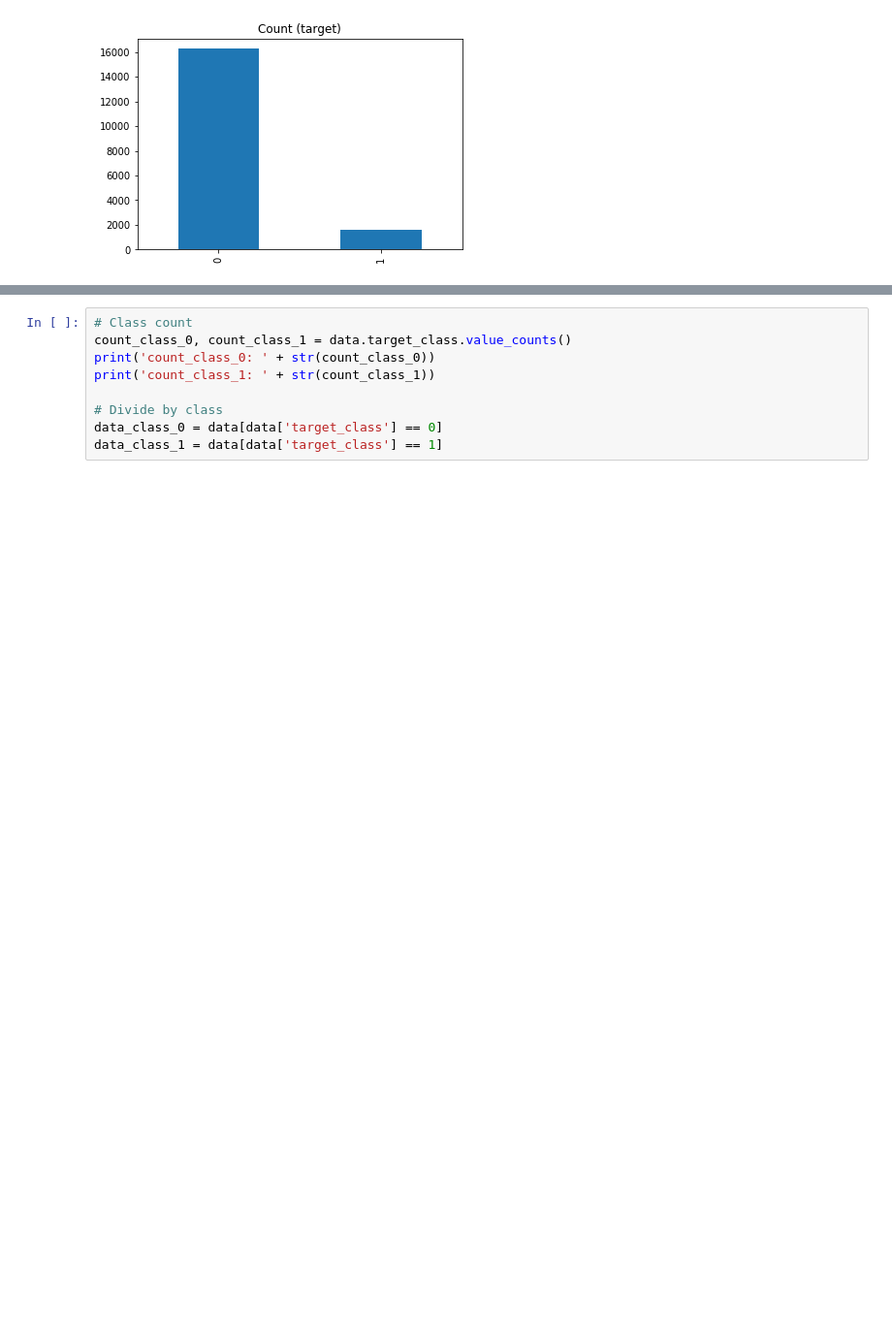
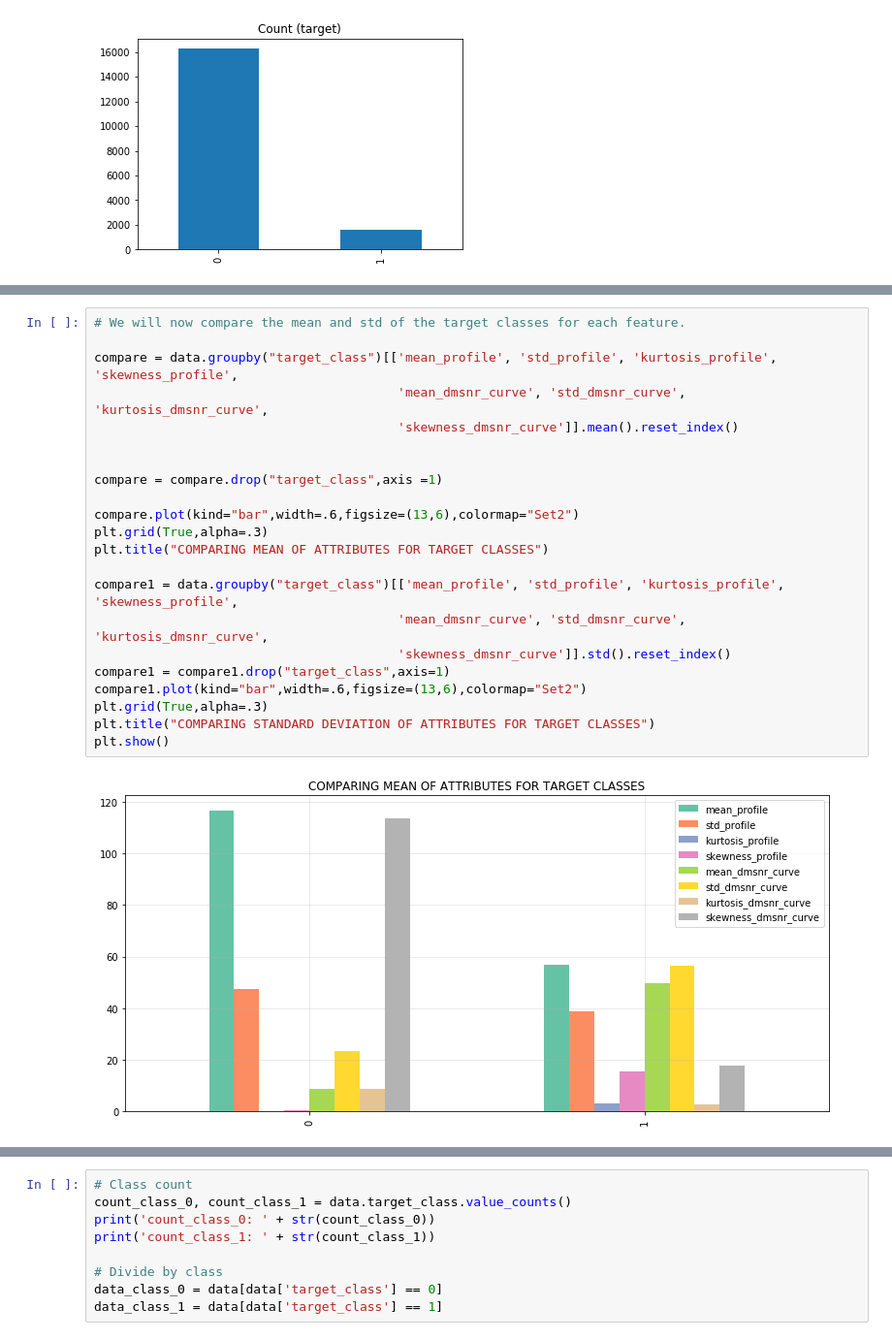
Before and after one commit to KeeganBarbosa/Summer-Coding-2019, a Jupyter notebook: Pulsar Star Prediction.ipynb, the cells around one changed output, grey strips where cells are left out. Shown: that part at 97% size. Drawn from its saved outputs; the diff is of its cells as text; blank space fills up the shorter version.

```diff
--- a/Pulsar Star Prediction.ipynb
+++ b/Pulsar Star Prediction.ipynb
@@ -69,0 +110,24 @@ target_count.plot(kind='bar', title='Count (target)');
+# %%
+# We will now compare the mean and std of the target classes for each feature.
+
+compare = data.groupby("target_class")[['mean_profile', 'std_profile', 'kurtosis_profile', 'skewness_profile',
+                                        'mean_dmsnr_curve', 'std_dmsnr_curve', 'kurtosis_dmsnr_curve',
+                                        'skewness_dmsnr_curve']].mean().reset_index()
+
+
+compare = compare.drop("target_class",axis =1)
+
+compare.plot(kind="bar",width=.6,figsize=(13,6),colormap="Set2")
+plt.grid(True,alpha=.3)
+plt.title("COMPARING MEAN OF ATTRIBUTES FOR TARGET CLASSES")
+
+compare1 = data.groupby("target_class")[['mean_profile', 'std_profile', 'kurtosis_profile', 'skewness_profile',
+                                        'mean_dmsnr_curve', 'std_dmsnr_curve', 'kurtosis_dmsnr_curve',
+                                        'skewness_dmsnr_curve']].std().reset_index()
+compare1 = compare1.drop("target_class",axis=1)
+compare1.plot(kind="bar",width=.6,figsize=(13,6),colormap="Set2")
+plt.grid(True,alpha=.3)
+plt.title("COMPARING STANDARD DEVIATION OF ATTRIBUTES FOR TARGET CLASSES")
+plt.show()
+# %% [output]
+[figure, added]
```
Also changed, not shown: parts of 20 cells of this notebook.
